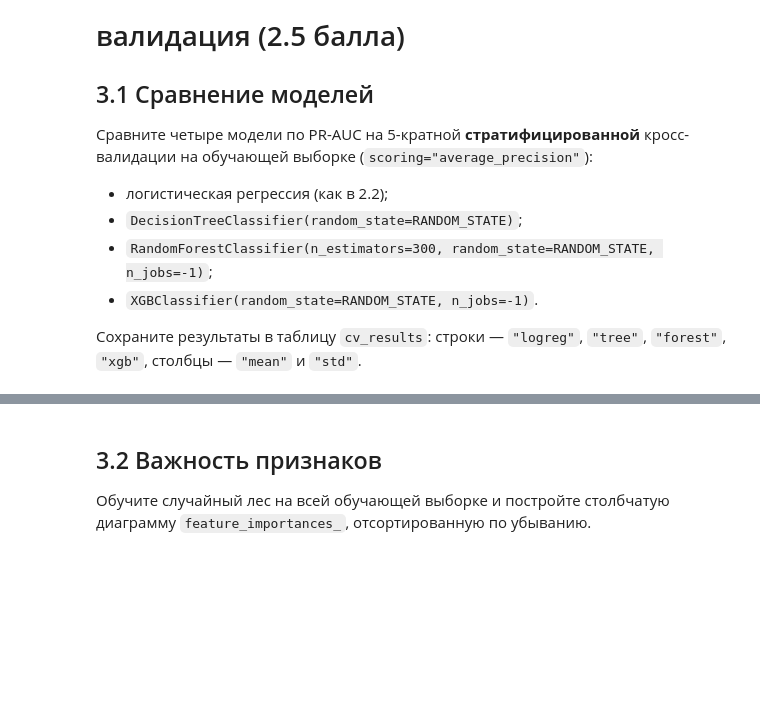
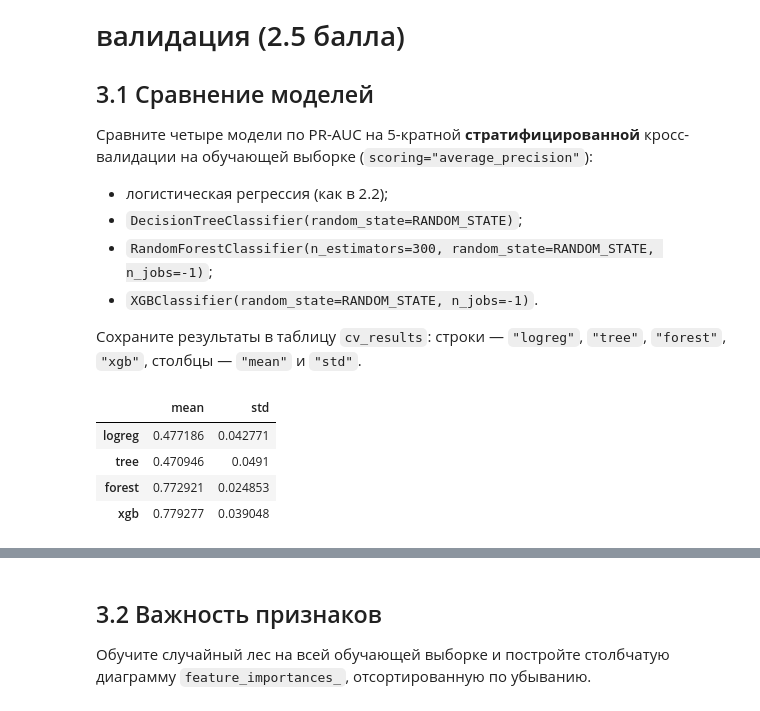
Before and after one commit to SashaVeremchuk/GP_ML_2026, a Jupyter notebook: Seminar_2_HW.ipynb, the cells around one changed output, grey strips where cells are left out. Cells and saved outputs as stored; diff of their text form; code cells hidden in the pictures; blank space fills up the shorter version.

```diff
--- a/Seminar_2_HW.ipynb
+++ b/Seminar_2_HW.ipynb
@@ -343,3 +417,29 @@ cv_results
+# %%
+cv = StratifiedKFold(n_splits=5, shuffle=True, random_state=RANDOM_STATE)
+
+models = {
+    # <ВАШ КОД>
+    "logreg": make_pipeline(StandardScaler(), LogisticRegression(max_iter=1000)),
+    "tree": DecisionTreeClassifier(random_state=RANDOM_STATE),
+    "forest": RandomForestClassifier(n_estimators=300, random_state=RANDOM_STATE, n_jobs=-1),
+    "xgb": XGBClassifier(random_state=RANDOM_STATE, n_jobs=-1)
+}
+
+cv_results = pd.DataFrame(columns=["mean", "std"])  # <ВАШ КОД>
+
+for name, model in models.items():
+  scores = cross_val_score(model, X_train, y_train, cv=cv, scoring="average_precision")
+
+  cv_results.loc[name, "mean"] = scores.mean()
+  cv_results.loc[name, "std"] = scores.std()
+
+cv_results
+# %% [output]
+|  | mean | std |
+| logreg | 0.477186 | 0.042771 |
+| tree | 0.470946 | 0.0491 |
+| forest | 0.772921 | 0.024853 |
+| xgb | 0.779277 | 0.039048 |
 # %%
 # Проверка (не изменяйте)
 assert set(cv_results.index) == {"logreg", "tree", "forest", "xgb"}
```
Also changed, not shown: parts of 31 cells of this notebook.
